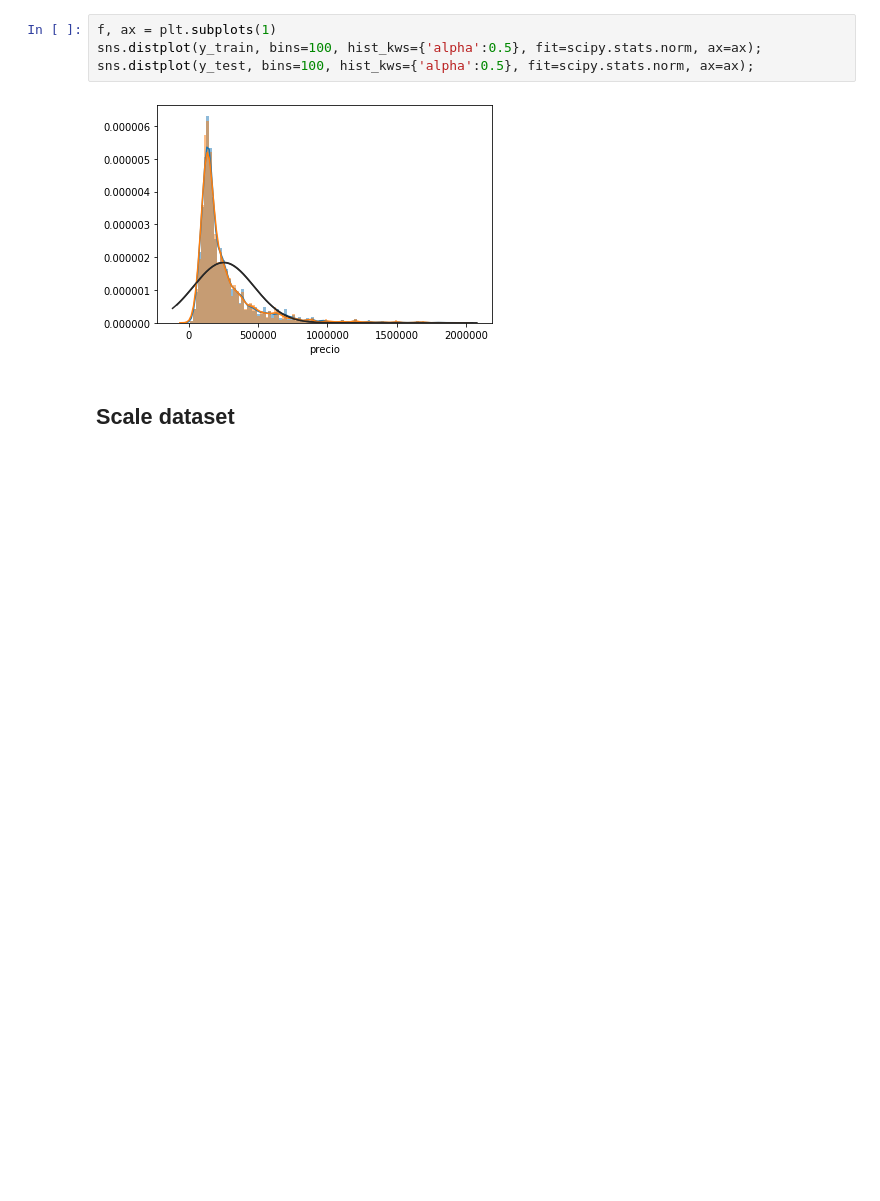
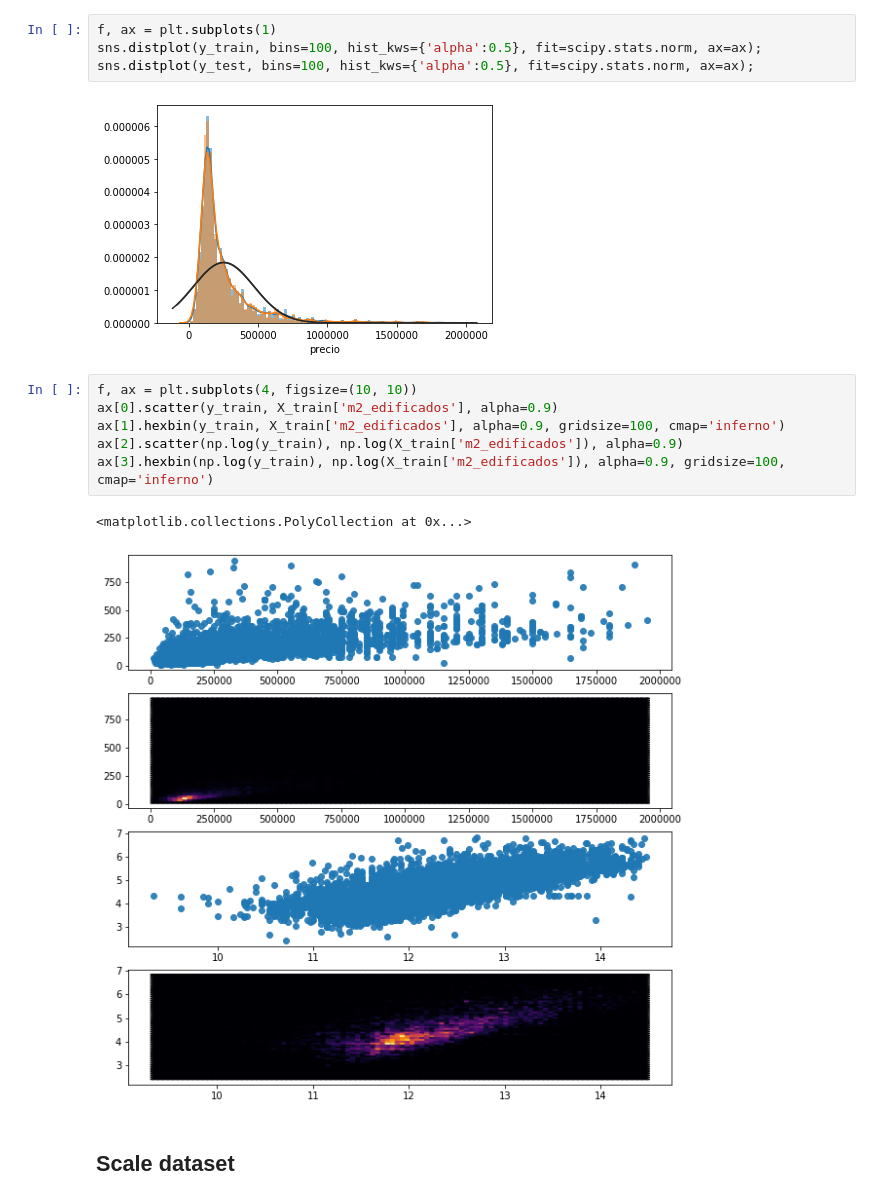
Before and after one commit to creyesp/houses-project, a Jupyter notebook: notebooks/Second_day_workshop_solution.ipynb, the cells around one changed output. Cells and saved outputs as stored; diff of their text form; blank space fills up the shorter version.

```diff
--- a/notebooks/Second_day_workshop_solution.ipynb
+++ b/notebooks/Second_day_workshop_solution.ipynb
@@ -68,6 +71,15 @@ sns.distplot(y_train, bins=100, hist_kws={'alpha':0.5}, fit=scipy.stats.norm, ax
 sns.distplot(y_test, bins=100, hist_kws={'alpha':0.5}, fit=scipy.stats.norm, ax=ax);
 # %% [output]
 [figure]
+# %%
+f, ax = plt.subplots(4, figsize=(10, 10))
+ax[0].scatter(y_train, X_train['m2_edificados'], alpha=0.9)
+ax[1].hexbin(y_train, X_train['m2_edificados'], alpha=0.9, gridsize=100, cmap='inferno')
+ax[2].scatter(np.log(y_train), np.log(X_train['m2_edificados']), alpha=0.9)
+ax[3].hexbin(np.log(y_train), np.log(X_train['m2_edificados']), alpha=0.9, gridsize=100, cmap='inferno')
+# %% [output]
+<matplotlib.collections.PolyCollection at 0x...>
+[figure, added]
 # %% [markdown]
 ## Scale dataset
 # %%
```
Also changed, not shown: parts of 43 cells of this notebook, 2 other files.
